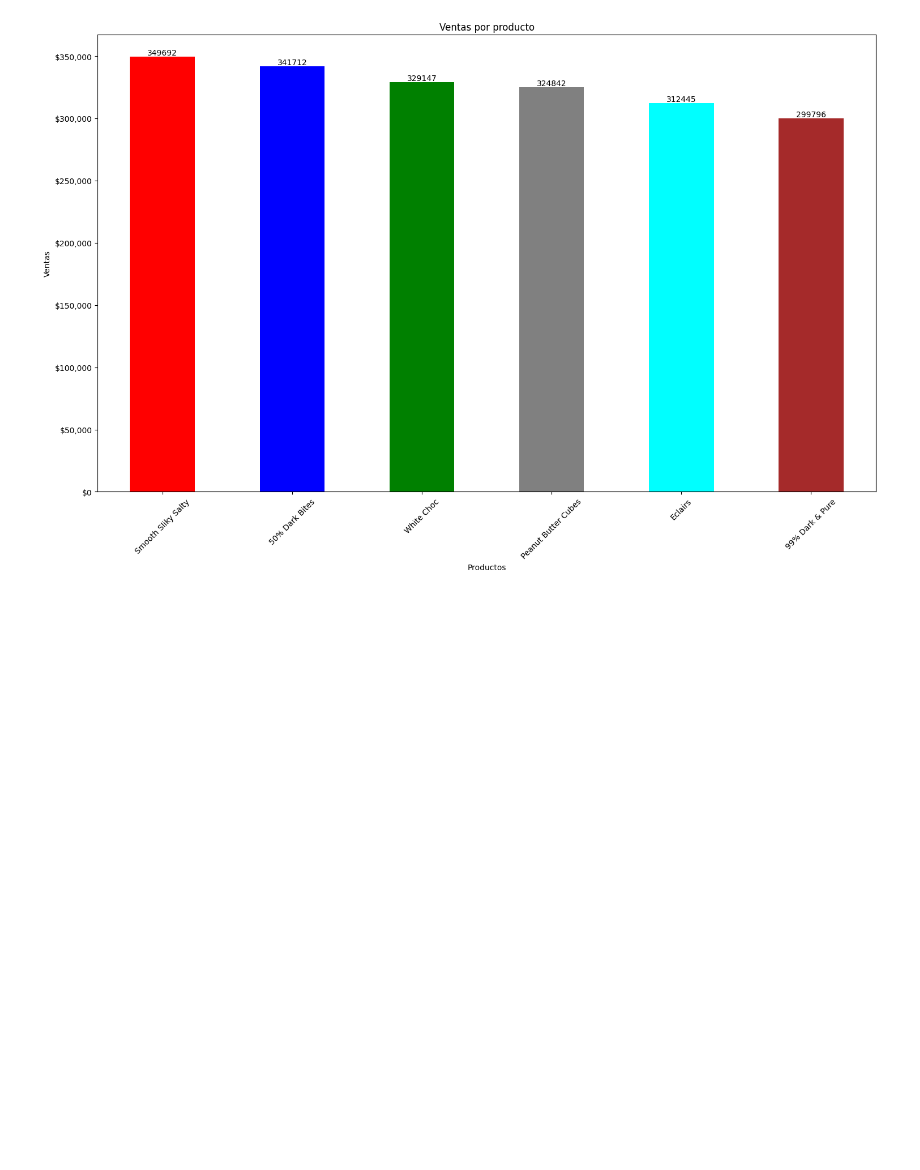
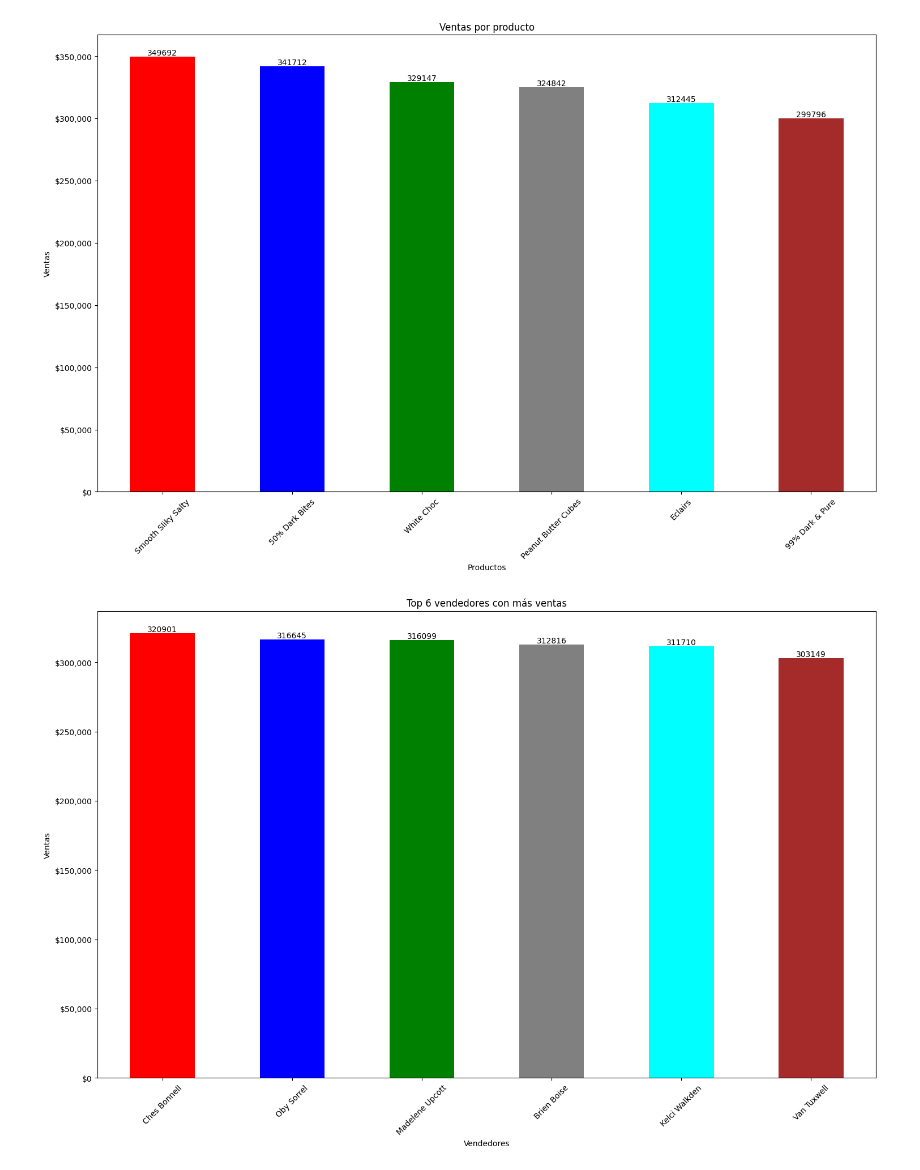
Before and after one commit to Liberato-Mayk/Analisis-chocolate, a Jupyter notebook: analisis-chocolate.ipynb, the cells around one changed output. Drawn from its saved outputs; the diff is of its cells as text; code cells hidden in the pictures; blank space fills up the shorter version.

```diff
--- a/analisis-chocolate.ipynb
+++ b/analisis-chocolate.ipynb
@@ -207,3 +207,23 @@ plt.tight_layout()
 plt.show()
 # %% [output]
 [figure]
+# %%
+ventas_por_vendedor = data.groupby("Vendedor")["Monto"].sum().sort_values(ascending=False).head(6)
+ax = ventas_por_vendedor.plot(kind="bar", figsize=(15, 10), color=["red", "blue", "green", "gray", "cyan", "brown"])
+
+plt.title("Top 6 vendedores con más ventas")
+plt.xlabel("Vendedores")
+plt.ylabel("Ventas")
+plt.xticks(rotation=45)
+
+# cambiamos a formato de moneda los valores del eje y
+ax.yaxis.set_major_formatter(FuncFormatter(lambda x, pos: f'${x:,.0f}'))
+
+# colocamos los valores a cada barra
+for i, valor in enumerate(ventas_por_vendedor):
+    ax.text(i, valor, f"{valor:.0f}", ha="center", va="bottom")
+
+plt.tight_layout()
+plt.show()
+# %% [output]
+[figure, added]
```
Also changed, not shown: parts of 5 cells of this notebook.
